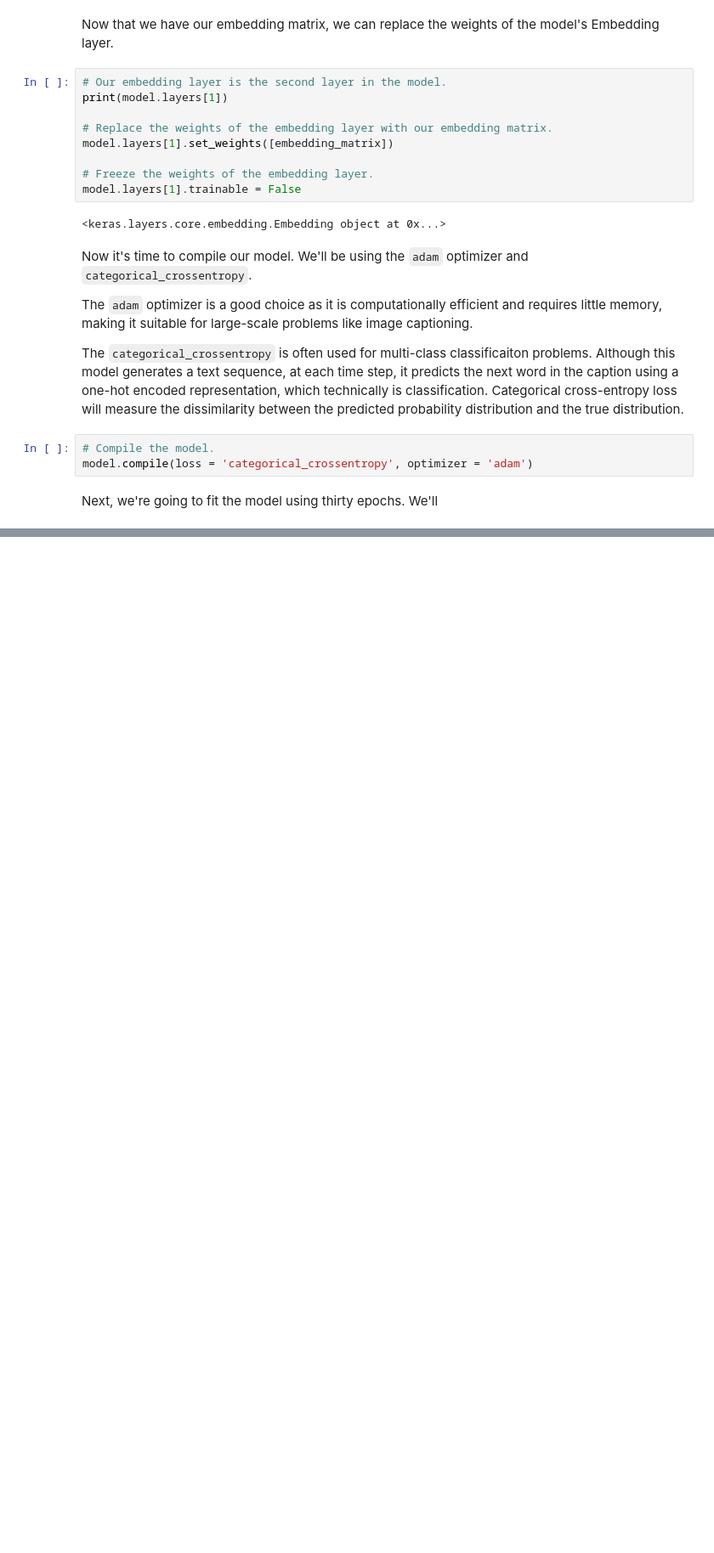
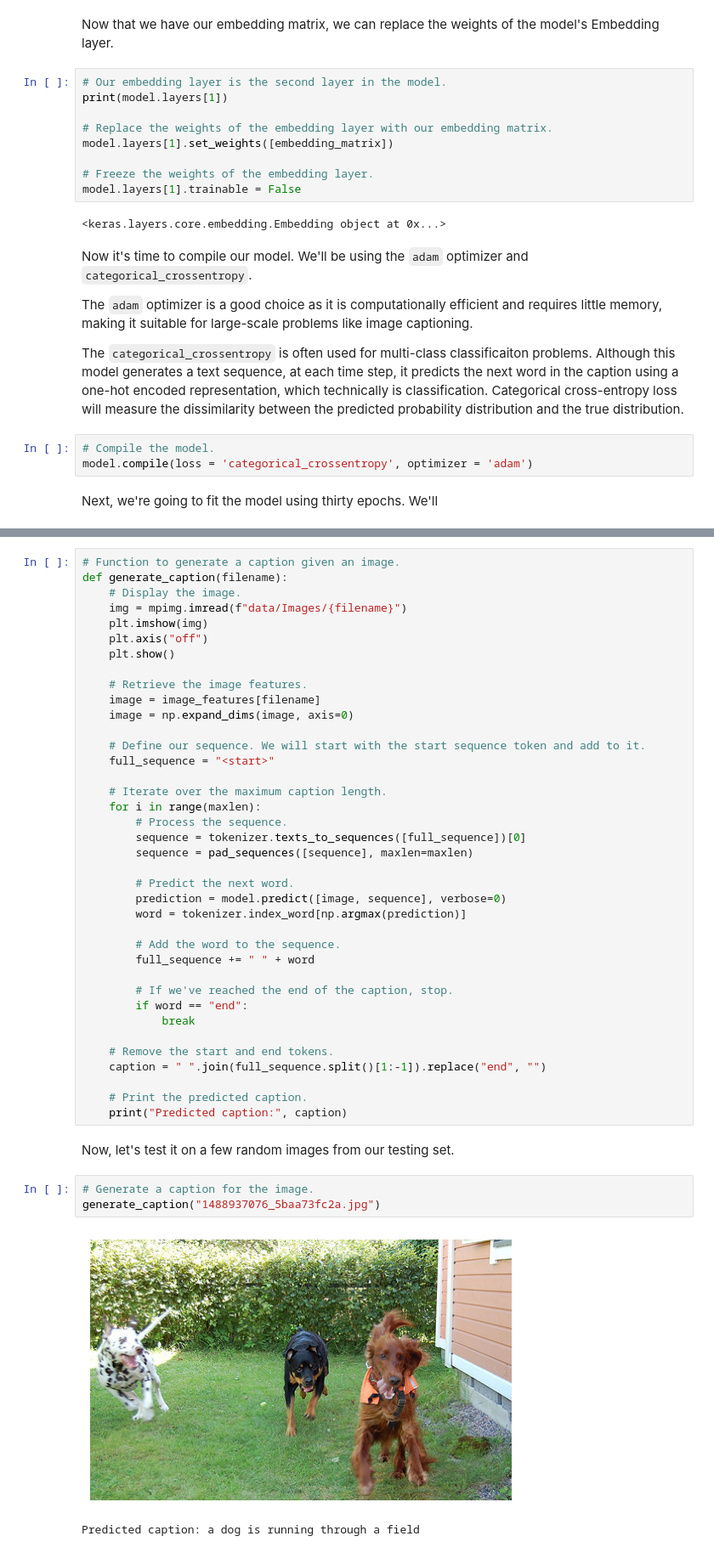
Before and after one commit to JetJadeja/image-captioning, a Jupyter notebook: image-captioning.ipynb, the cells around one changed output, grey strips where cells are left out. Shown at 85% size. Saved outputs shown, nothing was run; the diff lists cells and outputs as text; blank space fills up the shorter version.

```diff
--- a/image-captioning.ipynb
+++ b/image-captioning.ipynb
@@ -368,0 +374,46 @@ Error:
+# %%
+# Function to generate a caption given an image.
+def generate_caption(filename):
+    # Display the image.
+    img = mpimg.imread(f"data/Images/{filename}")
+    plt.imshow(img)
+    plt.axis("off")
+    plt.show()
+
+    # Retrieve the image features.
+    image = image_features[filename]
+    image = np.expand_dims(image, axis=0)
+
+    # Define our sequence. We will start with the start sequence token and add to it.
+    full_sequence = "<start>"
+
+    # Iterate over the maximum caption length.
+    for i in range(maxlen):
+        # Process the sequence.
+        sequence = tokenizer.texts_to_sequences([full_sequence])[0]
+        sequence = pad_sequences([sequence], maxlen=maxlen)
+
+        # Predict the next word.
+        prediction = model.predict([image, sequence], verbose=0)
+        word = tokenizer.index_word[np.argmax(prediction)]
+
+        # Add the word to the sequence.
+        full_sequence += " " + word
+
+        # If we've reached the end of the caption, stop.
+        if word == "end":
+            break
+
+    # Remove the start and end tokens.
+    caption = " ".join(full_sequence.split()[1:-1]).replace("end", "")
+
+    # Print the predicted caption.
+    print("Predicted caption:", caption)
+# %% [markdown]
+Now, let's test it on a few random images from our testing set.
+# %%
+# Generate a caption for the image.
+generate_caption("1488937076_5baa73fc2a.jpg")
+# %% [output]
+[figure, added]
+Predicted caption: a dog is running through a field
```
Also changed, not shown: parts of 8 cells of this notebook.
